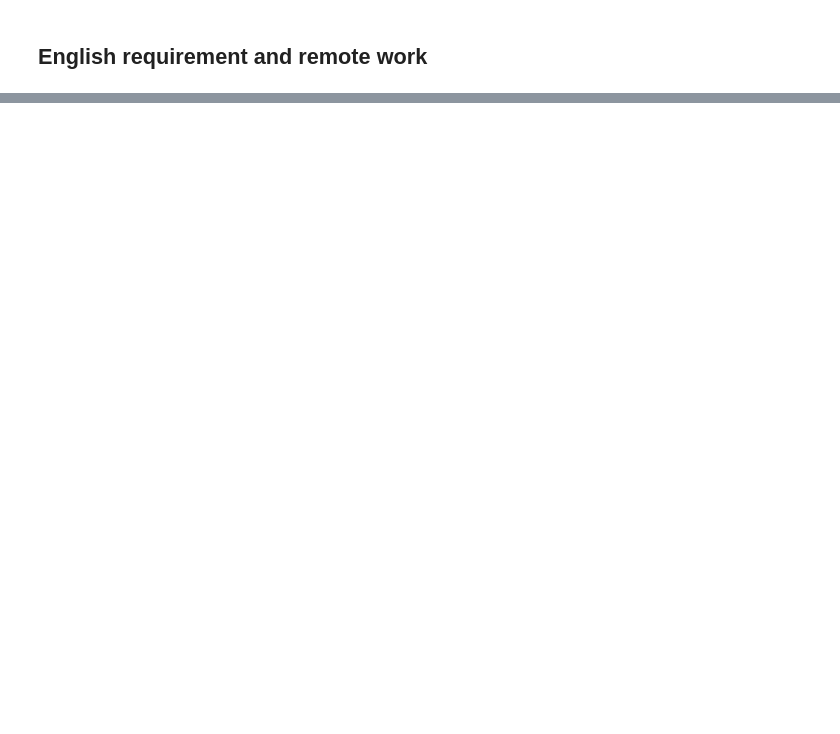
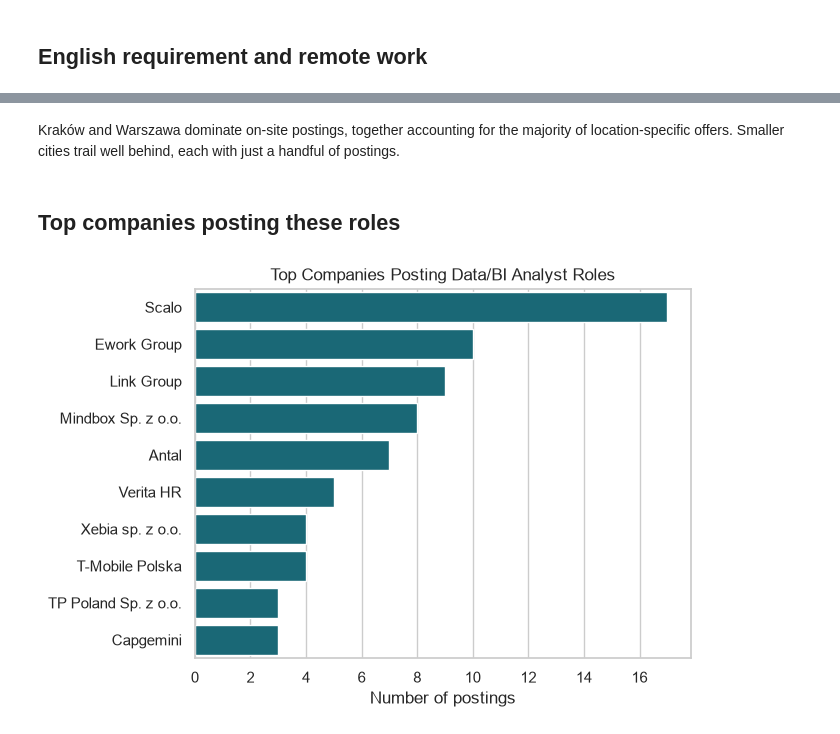
Before and after one commit to PSawaniewska/job-market-pulse, a Jupyter notebook: notebooks/02_visualizations.ipynb, the cells around one changed output, grey strips where cells are left out. Saved outputs shown, nothing was run; the diff lists cells and outputs as text; code cells hidden in the pictures; blank space fills up the shorter version.

```diff
--- a/notebooks/02_visualizations.ipynb
+++ b/notebooks/02_visualizations.ipynb
@@ -110,0 +120,17 @@ Analyst roles in Poland don't require being on-site.
+# %% [markdown]
+Kraków and Warszawa dominate on-site postings, together accounting for
+the majority of location-specific offers. Smaller cities trail well
+behind, each with just a handful of postings.
+# %% [markdown]
+## Top companies posting these roles
+# %%
+top_companies = df_jobs["company"].value_counts().head(10).reset_index()
+top_companies.columns = ["company", "count"]
+
+sns.barplot(data=top_companies, x="count", y="company", color=MAIN_COLOR)
+plt.title("Top Companies Posting Data/BI Analyst Roles")
+plt.xlabel("Number of postings")
+plt.ylabel("")
+plt.show()
+# %% [output]
+[figure, added]
```
Also changed, not shown: parts of 12 cells of this notebook, 1 other file.
